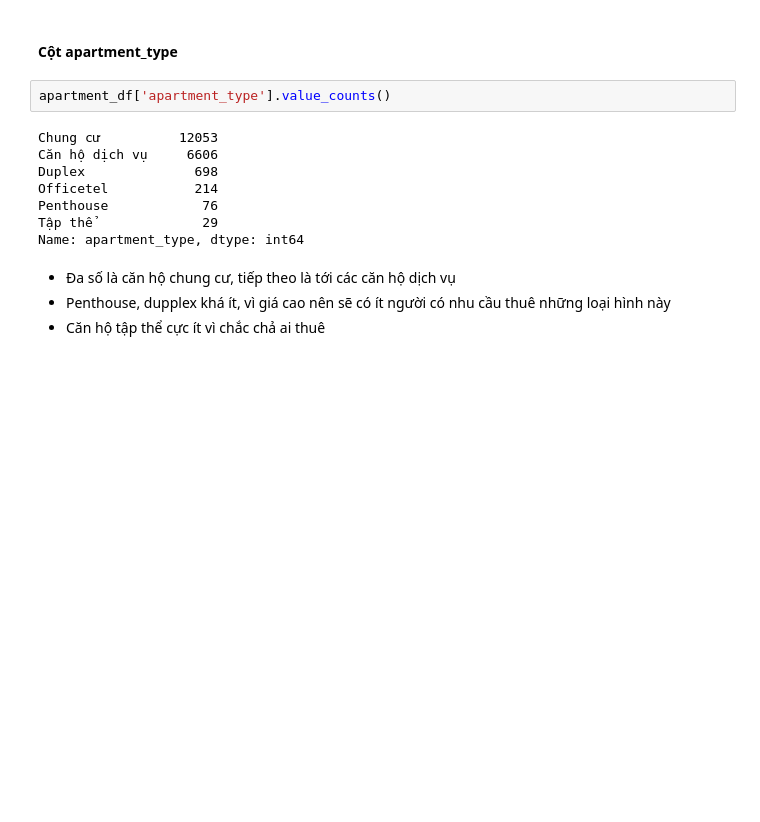
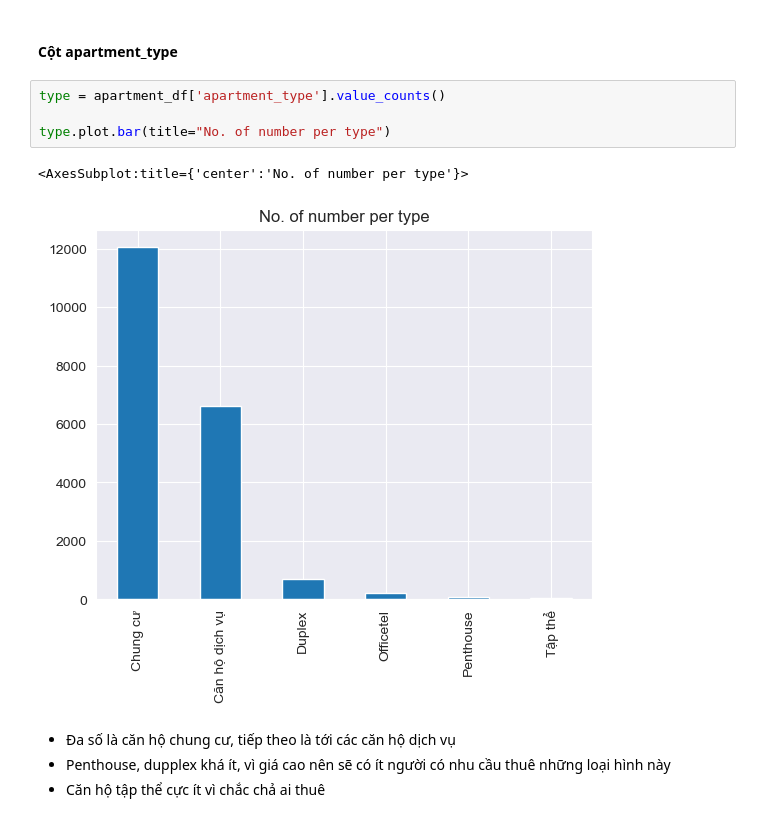
Before and after one commit to vanhung4499/p4ds-final, a Jupyter notebook: final.ipynb, the cells around one changed output. Drawn from its saved outputs; the diff is of its cells as text; blank space fills up the shorter version.

```diff
--- a/final.ipynb
+++ b/final.ipynb
@@ -260,16 +247,13 @@ Ta cũng loại bỏ cột này luôn
 apartment_df = apartment_df.drop(['owner'], axis=1)
 # %% [markdown]
 #### Cột **apartment_type**
-# %%
-apartment_df['apartment_type'].value_counts()
-# %% [output]
-Chung cư          12053
-Căn hộ dịch vụ     6606
-Duplex              698
-Officetel           214
-Penthouse            76
-Tập thể              29
-Name: apartment_type, dtype: int64
+# %%
+type = apartment_df['apartment_type'].value_counts()
+
+type.plot.bar(title="No. of number per type")
+# %% [output]
+<AxesSubplot:title={'center':'No. of number per type'}>
+[figure, added]
 # %% [markdown]
 + Đa số là căn hộ chung cư, tiếp theo là tới các căn hộ dịch vụ
 + Penthouse, dupplex khá ít, vì giá cao nên sẽ có ít người có nhu cầu thuê những loại hình này
```
Also changed, not shown: parts of 13 cells of this notebook.
